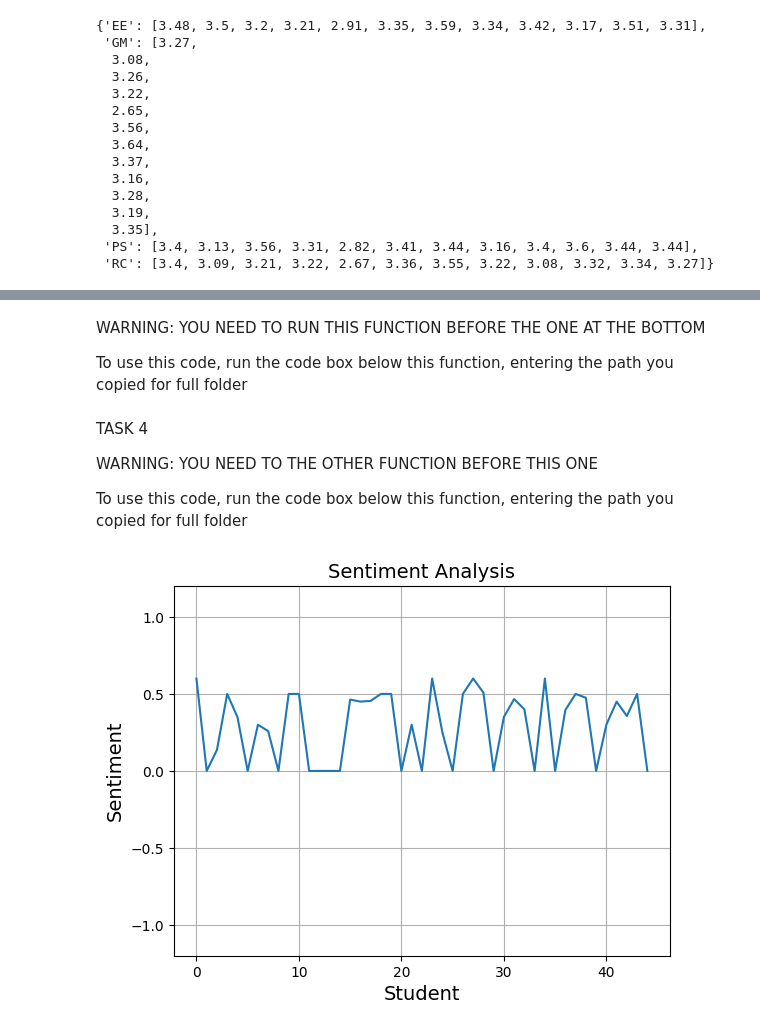
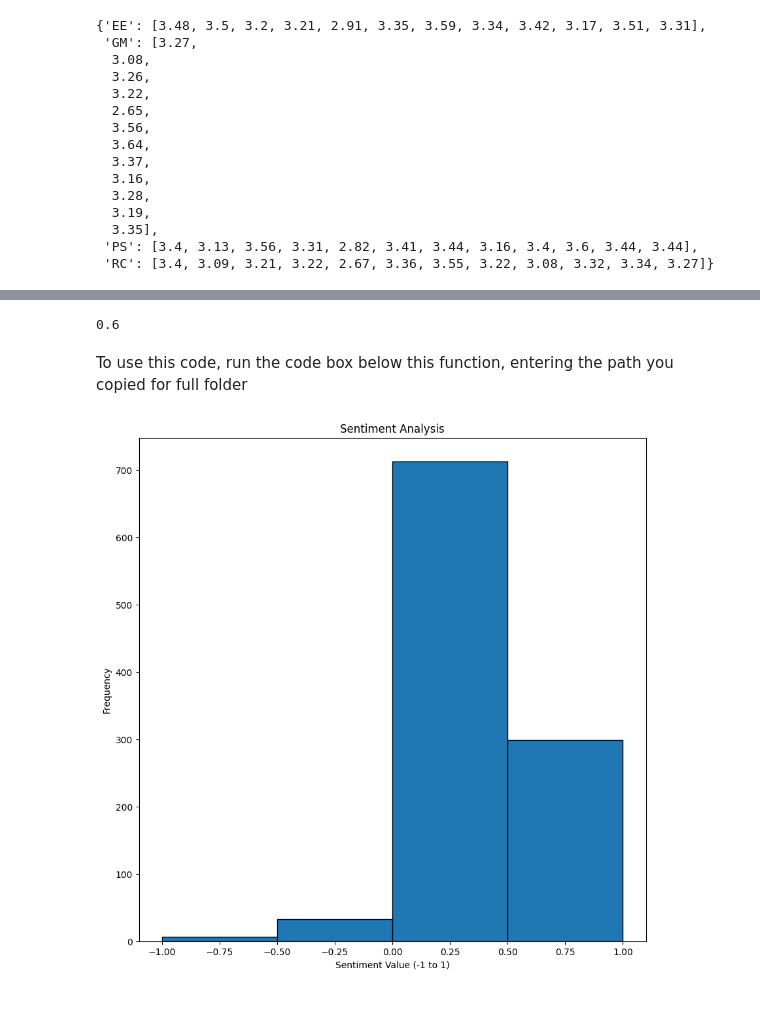
Before and after one commit to asenthilvasan/MM-CS-Internship, a Jupyter notebook: final_pres.ipynb, the cells around one changed output, grey strips where cells are left out. Drawn from its saved outputs; the diff is of its cells as text; code cells hidden in the pictures; blank space fills up the shorter version.

Commit message:
9/28
histograms

```diff
--- a/final_pres.ipynb
+++ b/final_pres.ipynb
@@ -419,5 +399,46 @@ sentiment_map("awesome")
+# %%
+sentiment_map("I liked working with the team")
+# %% [output]
+0.6
+# %%
+#optional code, not needed
+
+import pandas as pd
+
+def sentiment(df):
+    '''
+    Return a dataframe with sentiment analysis
+    Argument: pandas datafrane to analyze
+    '''
+
+    df_tidy = df.dropna()
+
+    df["Sentiment"] = df["What did you learn and enjoy from this lesson? (Write at least three complete sentences.)"].map(sentiment_map)
+
+    return (df)
+# %%
+import matplotlib.pyplot as plt
+import numpy as np
+
+def graph_sentiment(df):
+    '''Graphs the sentiment of a particular class
+    Argument: dataframe containing sentiment values'''
+
+    df["Sentiment"] = df["What did you learn and enjoy from this lesson? (Write at least three complete sentences.)"].map(sentiment_map)
+
+    array = df["Sentiment"].to_numpy()
+    #array = array +1
+
+
+    fig, ax = plt.subplots(figsize =(10, 10))
+
+    plt.title('Sentiment Analysis')
+    plt.xlabel('Sentiment Value (-1 to 1)')
+    plt.ylabel('Frequency')
+
+    ax.hist(array, bins = [-1, -0.5, 0, 0.5, 1], ec = 'black', width = 0.5)
+
+# Show plot
+    plt.show()
 # %% [markdown]
-
-WARNING: YOU NEED TO RUN THIS FUNCTION BEFORE THE ONE AT THE BOTTOM
-
 To use this code, run the code box below this function, entering the path you copied for full folder
@@ -443,8 +445,5 @@ a = sentiment(pd.read_excel('testMM_3.xlsx'))
 # %%
-sentiment(pd.read_excel('ENTER YOUR PATH HERE'))
+graph_sentiment(pd.read_excel('ENTER YOUR PATH HERE'))
+#graph_sentiment(pd.read_csv('Grades 4-8_Student Self-Reflection.csv'))
+# %% [output]
+[figure, added]
-# %% [markdown]
-TASK 4
-
-WARNING: YOU NEED TO THE OTHER FUNCTION BEFORE THIS ONE
-
-To use this code, run the code box below this function, entering the path you copied for full folder
@@ -469,4 +449,0 @@ def graph_sentiment(df):
-# %%
-graph_sentiment(a)
-# %% [output]
-[figure, removed]
```
Also changed, not shown: parts of 18 cells of this notebook.
